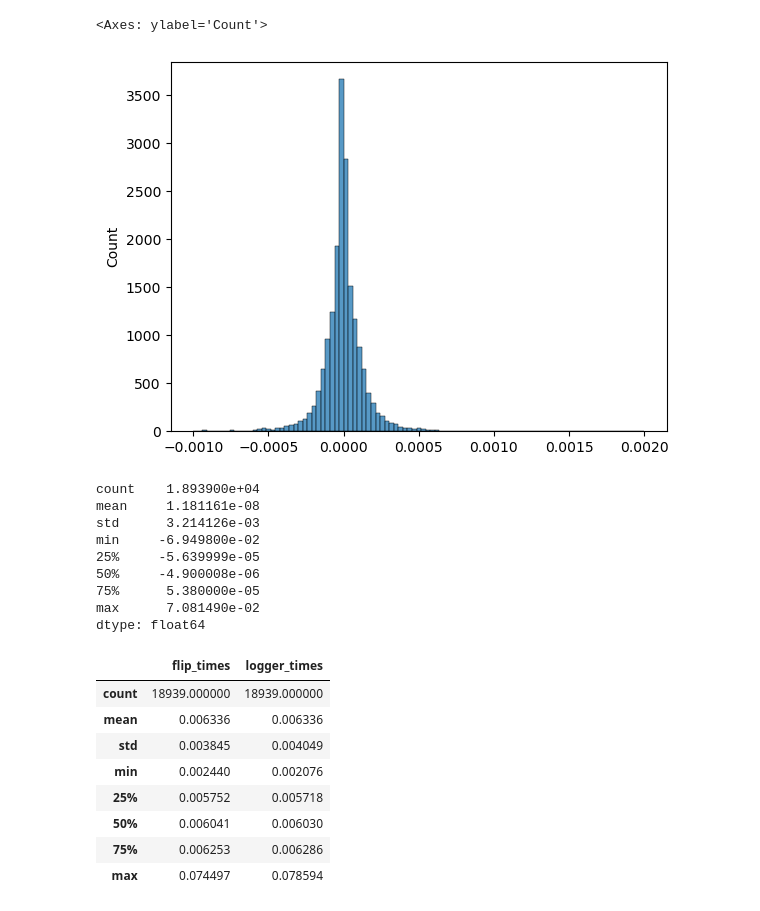
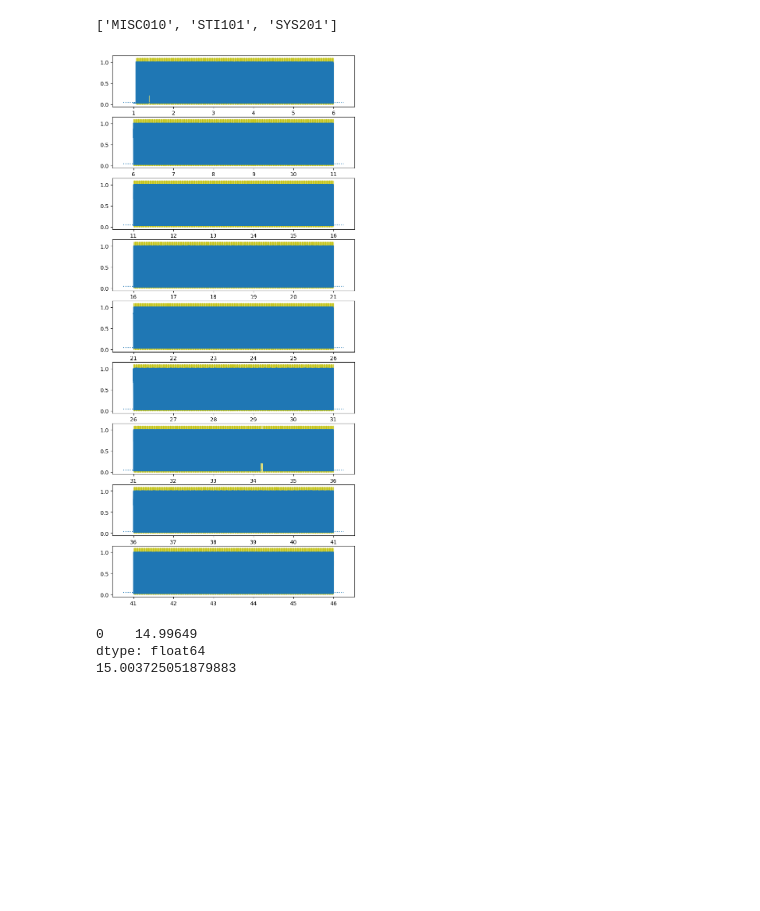
Before and after one commit to neurolingo-lab/language-intermodulation, a Jupyter notebook: notebooks/examine_framerate_test.ipynb, the cells around one changed output. Cells and saved outputs as stored; diff of their text form; code cells hidden in the pictures; blank space fills up the shorter version.

Commit message:
Switch to using win.flip output time

```diff
--- a/notebooks/examine_framerate_test.ipynb
+++ b/notebooks/examine_framerate_test.ipynb
@@ -34,29 +43,32 @@ sns.histplot(meltdata, x="freqs", hue="source", stat="percent", bins=100, kde=Tr
-# %%
-sns.histplot(differences, bins=np.linspace(-0.001, 0.002, 100))
-# %% [output]
-<Axes: ylabel='Count'>
-[figure, removed]
-# %%
-differences.describe()
-# %% [output]
-count    1.893900e+04
-mean     1.181161e-08
-std      3.214126e-03
-min     -6.949800e-02
-25%     -5.639999e-05
-50%     -4.900008e-06
-75%      5.380000e-05
-max      7.081490e-02
-dtype: float64
-# %%
-alldata.describe()
-# %% [output]
-|  | flip_times | logger_times |
-| count | 18939.000000 | 18939.000000 |
-| mean | 0.006336 | 0.006336 |
-| std | 0.003845 | 0.004049 |
-| min | 0.002440 | 0.002076 |
-| 25% | 0.005752 | 0.005718 |
-| 50% | 0.006041 | 0.006030 |
-| 75% | 0.006253 | 0.006286 |
-| max | 0.074497 | 0.078594 |
+# %%
+print(raw_data.ch_names)
+off_thresh = 4.5e-2
+photodiode, times = raw_data.get_data(["MISC010"], start=1 * 5000, return_times=True)
+windows = np.arange(1.0, times.max(), 5.0)
+windows = np.vstack([windows[:-1], windows[1:]]).T
+fig, ax = plt.subplots(len(windows), figsize=(8, 2 * len(windows)))
+i = 0
+for min_t, max_t in windows:
+    mask = (times < max_t) & (times >= min_t)
+    ons = (photodiode.T[mask] > off_thresh).flatten()
+    ax[i].plot(times[mask], photodiode.T[mask])
+    ax[i].hlines(off_thresh, *ax[i].get_xlim(), ls=":")
+    ax[i].fill_between(
+        times[mask],
+        np.zeros(mask.sum()),
+        np.ones(mask.sum()) * 1.1,
+        where=ons,
+        color="y",
+        alpha=0.5,
+    )
+    i += 1
+# %% [output]
+['MISC010', 'STI101', 'SYS201']
+[figure, added]
+# %%
+print((ptb_data - ptb_data.iloc[0]).max())
+print(max(logger_data["continuous"][1]["frame_flips"]))
+# %% [output]
+0    14.99649
+dtype: float64
+15.003725051879883
```
Also changed, not shown: parts of 3 cells of this notebook, 2 other files.
